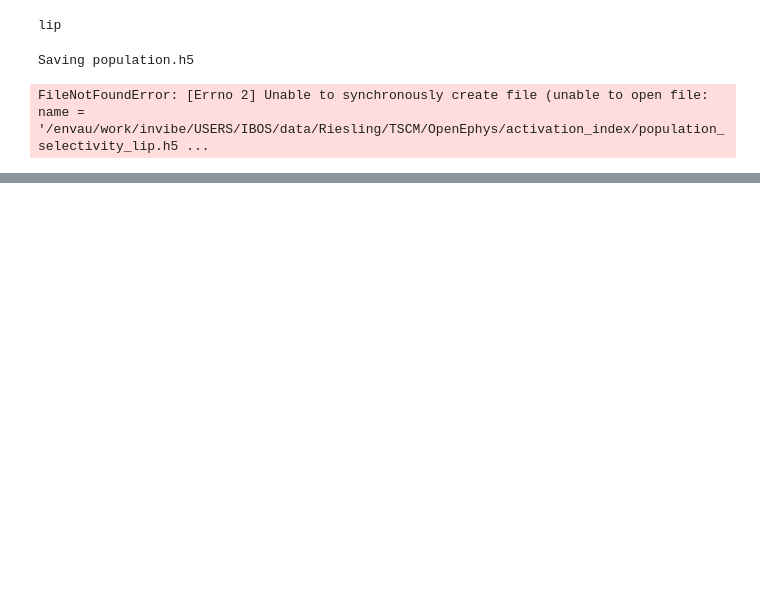
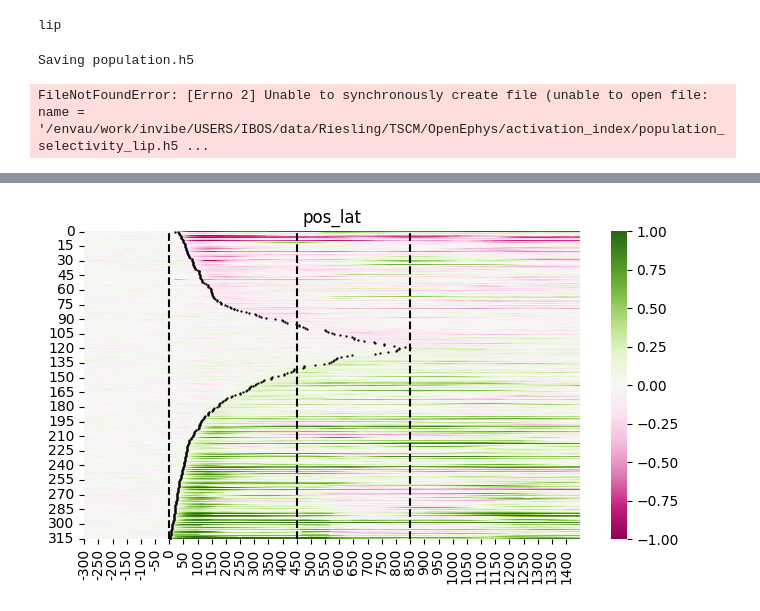
Before and after one commit to Ibos-lab/Users, a Jupyter notebook: losadac/data_stats/rf_position/activation_index.ipynb, the cells around one changed output, grey strips where cells are left out. Saved outputs shown, nothing was run; the diff lists cells and outputs as text; code cells hidden in the pictures; blank space fills up the shorter version.

```diff
--- a/losadac/data_stats/rf_position/activation_index.ipynb
+++ b/losadac/data_stats/rf_position/activation_index.ipynb
@@ -156,3 +212,5 @@ population.to_python_hdf5(savepath + "population_selectivity_" + area + ".h5")
 population = PopulationData.from_python_hdf5(
     savepath + "population_selectivity_" + area + ".h5"
 )
+# %%
+population = PopulationData.from_python_hdf5("population_selectivity_lip.h5")
@@ -158,0 +244,28 @@ population = PopulationData.from_python_hdf5(
+# %%
+def plot_latencies(df,lat_key,score_key,ax,max_len=1750,p_key=None):
+
+    lat = df[score_key].values.tolist()
+    if p_key is not None:
+        p = df[p_key].values.tolist()
+        padded_p = [np.pad(lst, (0, max_len - len(lst)), constant_values=np.nan) for lst in p]
+        pmask = np.array(padded_p)>0.05
+    else:
+        pmask=None
+    #lists = [lst if isinstance(lst, np.ndarray) else np.array([]) for lst in lat]
+    padded_lists = [np.pad(lst, (0, max_len - len(lst)), constant_values=np.nan) for lst in lat]
+    score=np.array(padded_lists)
+    latencies = df[lat_key].values
+    sorted_scores, sorted_latencies,pmask = get_sorted_scores(score,latencies,pmask)
+    sns.heatmap(sorted_scores, vmin=-1, vmax=1, cmap='PiYG',ax=ax,mask=pmask)
+    ax.scatter(sorted_latencies,np.arange(len(sorted_latencies))+0.5,s=0.4,color='k')
+    x_ticks = np.arange(0,sorted_scores.shape[1],50)
+    ax.set_xticks(x_ticks)
+    _=ax.set_xticklabels(x_ticks- 300 )
+    ax.vlines([300,450+300,850+300],ax.get_ylim()[0],ax.get_ylim()[1],'k','--')
+    ax.set_title(lat_key)
+    return latencies
+# %%
+print("Computing selectivity")
+df_selectivity = population.execute_function(
+    get_selectivity_info_op2, n_jobs=-1, ret_df=True
+)
@@ -158,0 +288,9 @@ population = PopulationData.from_python_hdf5(
+# %%
+max_len=1750
+
+df_sel=df_selectivity[np.logical_and(df_selectivity['pos_lat']>0+300,df_selectivity['pos_lat']<850+300)]
+
+f,ax=plt.subplots(figsize=(8,4),sharex=True)
+latencies = plot_latencies(df_sel,lat_key='pos_lat',score_key='pos_score',ax=ax)
+# %% [output]
+[figure, added]
```
Also changed, not shown: parts of 19 cells of this notebook, 2 other files.
